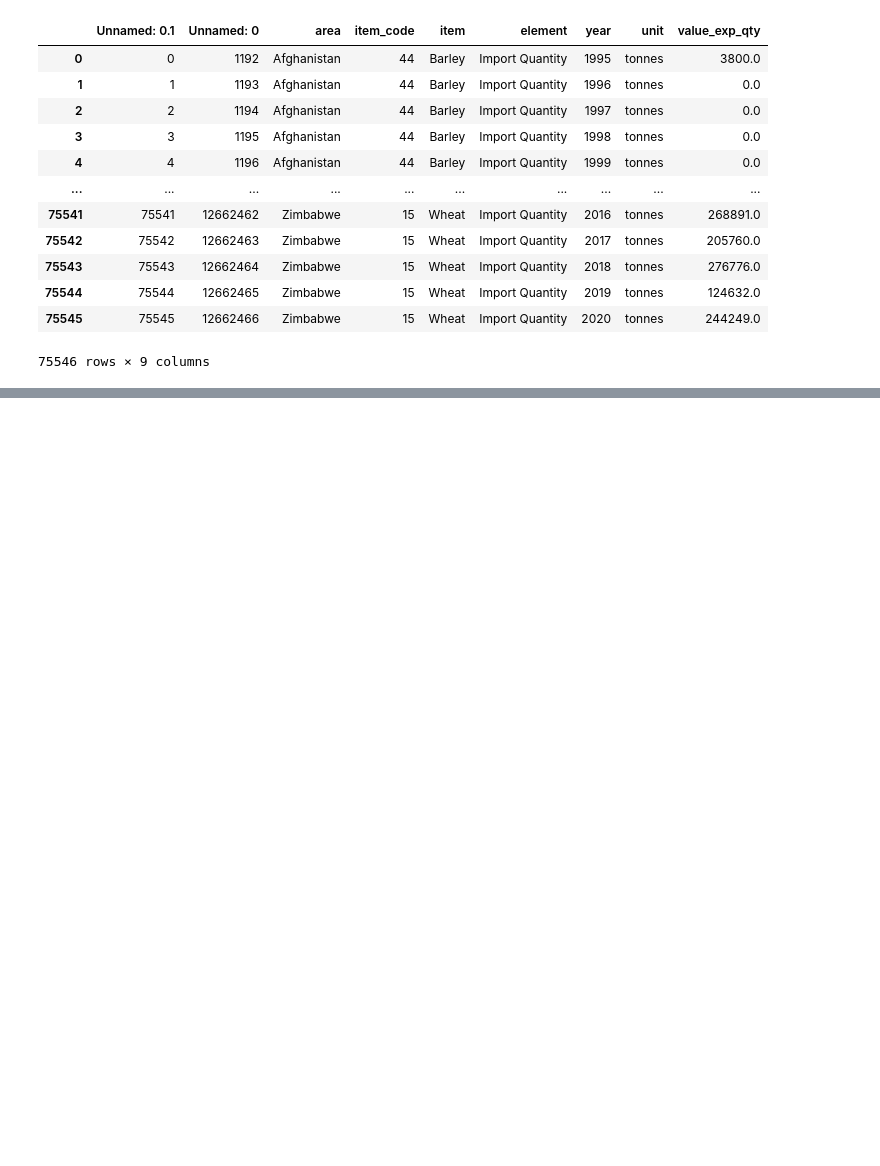
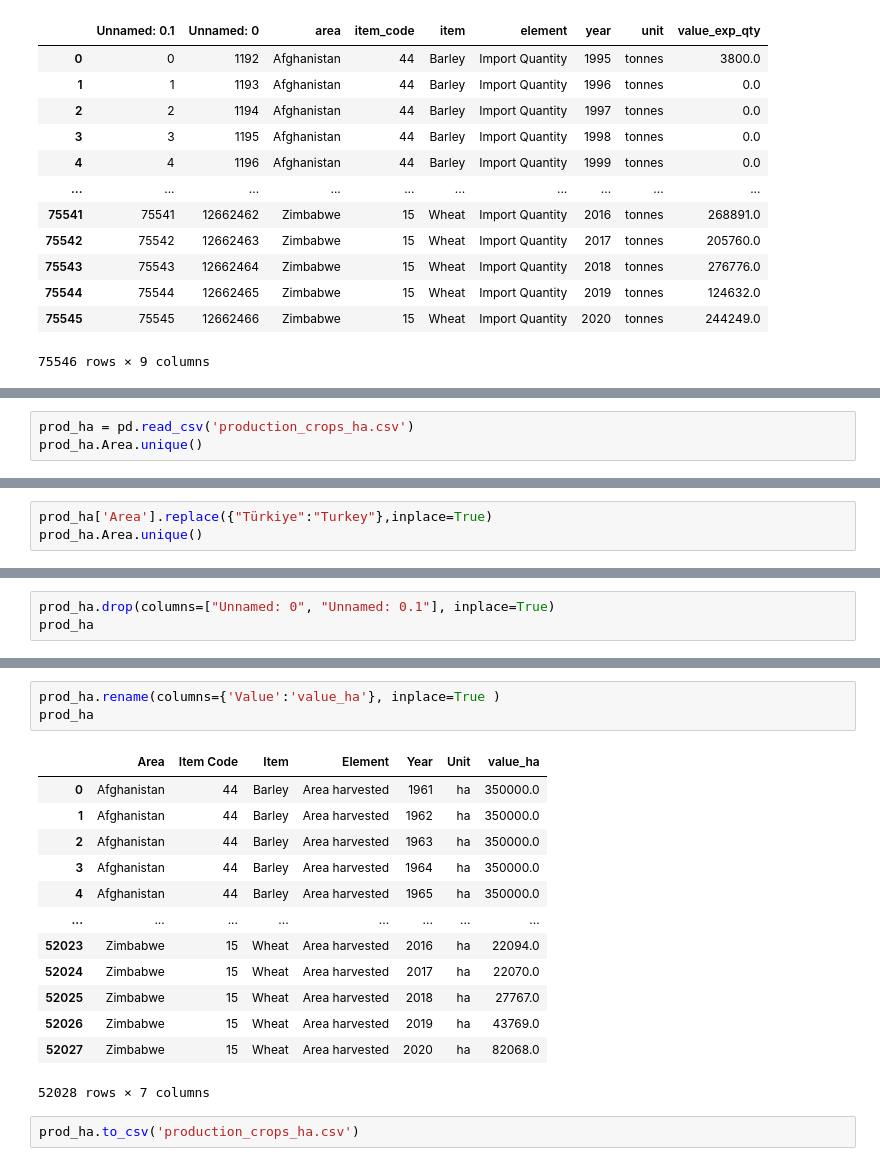
Before and after one commit to Pahegon/Final_Project, a Jupyter notebook: FAO_csv/FAO_csv_checking.ipynb, the cells around one changed output, grey strips where cells are left out. Drawn from its saved outputs; the diff is of its cells as text; blank space fills up the shorter version.

```diff
--- a/FAO_csv/FAO_csv_checking.ipynb
+++ b/FAO_csv/FAO_csv_checking.ipynb
@@ -897,0 +1001,3 @@ df_exp
+# %%
+prod_ha = pd.read_csv('production_crops_ha.csv')
+prod_ha.Area.unique()
@@ -897,0 +1045,3 @@ df_exp
+# %%
+prod_ha['Area'].replace({"Türkiye":"Turkey"},inplace=True)
+prod_ha.Area.unique()
@@ -897,0 +1068,3 @@ df_exp
+# %%
+prod_ha.drop(columns=["Unnamed: 0", "Unnamed: 0.1"], inplace=True)
+prod_ha
@@ -897,0 +1085,19 @@ df_exp
+# %%
+prod_ha.rename(columns={'Value':'value_ha'}, inplace=True )
+prod_ha
+# %% [output]
+|  | Area | Item Code | Item | Element | Year | Unit | value_ha |
+| 0 | Afghanistan | 44 | Barley | Area harvested | 1961 | ha | 350000.0 |
+| 1 | Afghanistan | 44 | Barley | Area harvested | 1962 | ha | 350000.0 |
+| 2 | Afghanistan | 44 | Barley | Area harvested | 1963 | ha | 350000.0 |
+| 3 | Afghanistan | 44 | Barley | Area harvested | 1964 | ha | 350000.0 |
+| 4 | Afghanistan | 44 | Barley | Area harvested | 1965 | ha | 350000.0 |
+| ... | ... | ... | ... | ... | ... | ... | ... |
+| 52023 | Zimbabwe | 15 | Wheat | Area harvested | 2016 | ha | 22094.0 |
+| 52024 | Zimbabwe | 15 | Wheat | Area harvested | 2017 | ha | 22070.0 |
+| 52025 | Zimbabwe | 15 | Wheat | Area harvested | 2018 | ha | 27767.0 |
+| 52026 | Zimbabwe | 15 | Wheat | Area harvested | 2019 | ha | 43769.0 |
+| 52027 | Zimbabwe | 15 | Wheat | Area harvested | 2020 | ha | 82068.0 |
+52028 rows × 7 columns
+# %%
+prod_ha.to_csv('production_crops_ha.csv')
```
Also changed, not shown: parts of 63 cells of this notebook, 5 other files.
